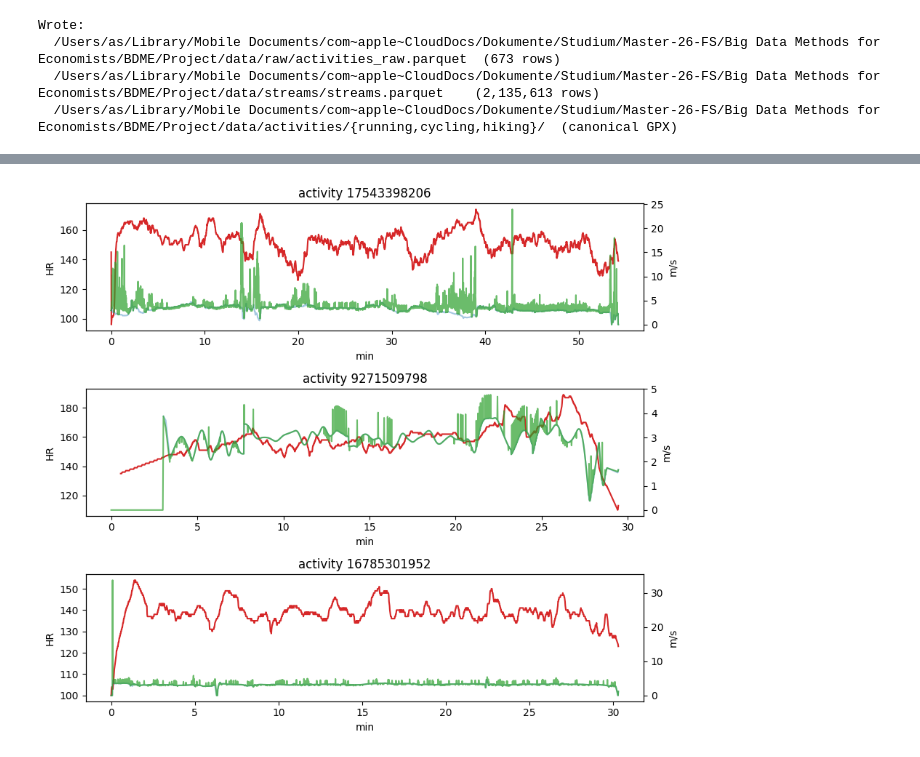
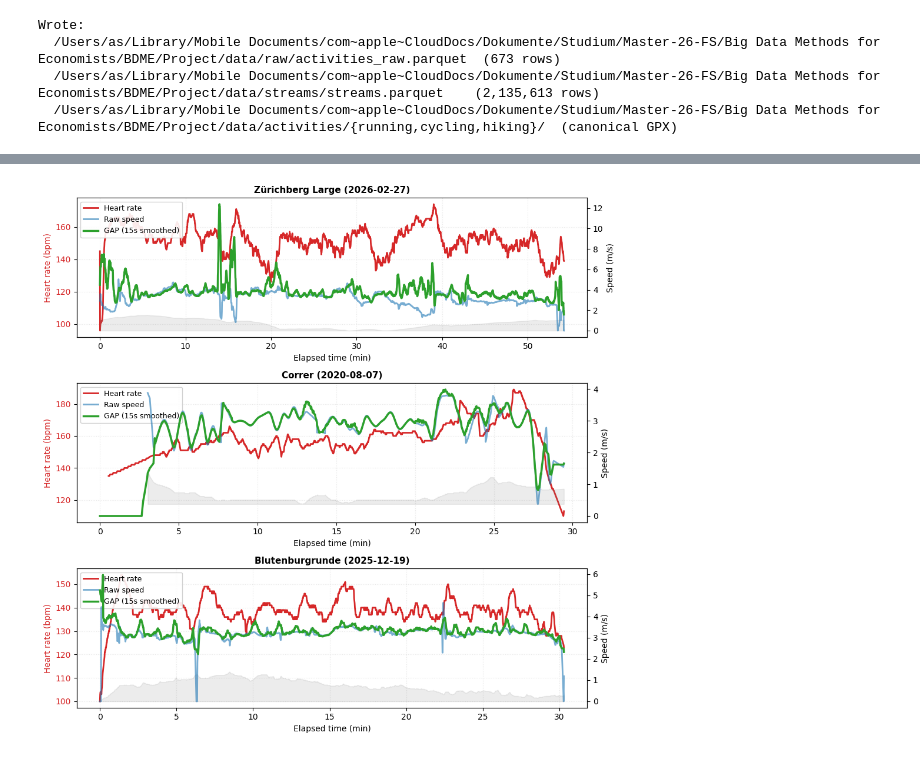
Before and after one commit to AlexS-1/BDME, a Jupyter notebook: Project/01_ingest.ipynb, the cells around one changed output, grey strips where cells are left out. Cells and saved outputs as stored; diff of their text form; code cells hidden in the pictures.

```diff
--- a/Project/01_ingest.ipynb
+++ b/Project/01_ingest.ipynb
@@ -322,7 +309,7 @@ This is the single pass over the raw export. After it completes, the raw export
 STREAM_COLS = [
     "activity_id", "discipline", "t", "elapsed_s",
     "lat", "lon", "ele_m", "dist_m", "speed_mps", "gap_speed_mps",
-    "hr_bpm", "cadence_rpm", "power_w", "temp_c",
+    "hr_bpm", "cadence_rpm",
     "source_format",
 ]
 
@@ -384,7 +371,7 @@ streams["discipline"]    = streams["discipline"].astype("category")
 streams["source_format"] = streams["source_format"].astype("category")
 for c in ("lat","lon"):
     streams[c] = pd.to_numeric(streams[c], errors="coerce").astype("float64")
-for c in ("ele_m","dist_m","speed_mps","gap_speed_mps","hr_bpm","cadence_rpm","power_w","temp_c","elapsed_s"):
+for c in ("ele_m","dist_m","speed_mps","gap_speed_mps","hr_bpm","cadence_rpm","elapsed_s"):
     streams[c] = pd.to_numeric(streams[c], errors="coerce").astype("float32")
 
 print(f"Stream rows: {len(streams):,}")
@@ -470,20 +463,71 @@ A fast visual sanity check that HR is preserved through the FIT → extended-GPX
 # %%
 import matplotlib.pyplot as plt
+
+SMOOTHING_WINDOW_S = 15  # seconds for moving average of GAP to suppress GPS noise
 
 sample_ids = (streams[streams["discipline"] == "running"]
               .drop_duplicates("activity_id")["activity_id"]
               .sample(min(3, streams["activity_id"].nunique()), random_state=0).tolist())
 
-fig, axes = plt.subplots(len(sample_ids), 1, figsize=(9, 2.6*len(sample_ids)), sharex=False)
+# Build a lookup: activity_id → activity title + date
+act_lookup = kept.set_index("activity_id")[["Activity Name", "activity_dt"]].to_dict("index")
+
+fig, axes = plt.subplots(len(sample_ids), 1, figsize=(10, 3.2*len(sample_ids)), sharex=False)
 if len(sample_ids) == 1: axes = [axes]
 for ax, aid in zip(axes, sample_ids):
-    s = streams[streams["activity_id"] == aid]
+    s = streams[streams["activity_id"] == aid].copy()
+
+    # Smooth GAP with 3-second moving average to suppress GPS elevation noise
+    s["gap_speed_mps_smoothed"] = s["gap_speed_mps"].rolling(window=SMOOTHING_WINDOW_S, center=True, min_periods=1).mean()
+
     ax2 = ax.twinx()
-    ax.plot(s["elapsed_s"]/60, s["hr_bpm"],         color="tab:red", label="HR (bpm)")
-    ax2.plot(s["elapsed_s"]/60, s["speed_mps"],     color="tab:blue", alpha=0.4, label="speed")
-    ax2.plot(s["elapsed_s"]/60, s["gap_speed_mps"], color="tab:green", alpha=0.7, label="GAP speed")
-    ax.set_title(f"activity {aid}"); ax.set_xlabel("min")
-    ax.set_ylabel("HR"); ax2.set_ylabel("m/s")
-plt.tight_layout(); plt.show()
+
+    # Background: elevation as light gray fill (behind all lines)
+    # Normalize elevation to fit nicely on the speed axis
+    ele_min = s["ele_m"].min()
+    ele_max = s["ele_m"].max()
+    if ele_max > ele_min:
+        ele_norm = (s["ele_m"] - ele_min) / (ele_max - ele_min)
+        speed_range = s["speed_mps"].max() - s["speed_mps"].min()
+        ele_scaled = s["speed_mps"].min() + ele_norm * speed_range * 0.3  # Scale to 30% of speed range for visibility
+    else:
+        ele_scaled = s["speed_mps"].min()
+
+    ax2.fill_between(s["elapsed_s"]/60, s["speed_mps"].min(), ele_scaled,
+                     color="gray", alpha=0.15, label="Elevation profile", zorder=0)
+
+    # Plot speed/GAP on secondary axis
+    line_speed = ax2.plot(s["elapsed_s"]/60, s["speed_mps"],           color="tab:blue", alpha=0.6, linewidth=2, label="Raw speed")
+    line_gap   = ax2.plot(s["elapsed_s"]/60, s["gap_speed_mps_smoothed"], color="tab:green", linewidth=2.5, label=f"GAP ({SMOOTHING_WINDOW_S}s smoothed)")
+
+    # Plot HR on primary axis
+    line_hr    = ax.plot(s["elapsed_s"]/60, s["hr_bpm"],         color="tab:red", linewidth=2, label="Heart rate")
+
+    # Title: activity name + date
+    if aid in act_lookup:
+        act_info = act_lookup[aid]
+        title = f"{act_info['Activity Name']} ({act_info['activity_dt'].strftime('%Y-%m-%d')})"
+    else:
+        title = f"Activity {aid}"
+    ax.set_title(title, fontsize=11, fontweight="bold")
+
+    # Labels
+    ax.set_xlabel("Elapsed time (min)", fontsize=10)
+    ax.set_ylabel("Heart rate (bpm)", fontsize=10, color="tab:red")
+    ax2.set_ylabel("Speed (m/s)", fontsize=10)
+
+    # Color the left y-axis labels to match HR color
+    ax.tick_params(axis="y", labelcolor="tab:red")
+
+    # Combined legend (left + right axis)
+    lines = line_hr + line_speed + line_gap
+    labels = [l.get_label() for l in lines]
+    ax.legend(lines, labels, loc="upper left", fontsize=9, framealpha=0.9)
+
+    # Grid for readability
+    ax.grid(True, alpha=0.3, linestyle=":")
+
+plt.tight_layout()
+plt.show()
 # %% [output]
-[figure, old version]
+[figure, new version]
```
Also changed, not shown: parts of 9 cells of this notebook, 12 other files.
